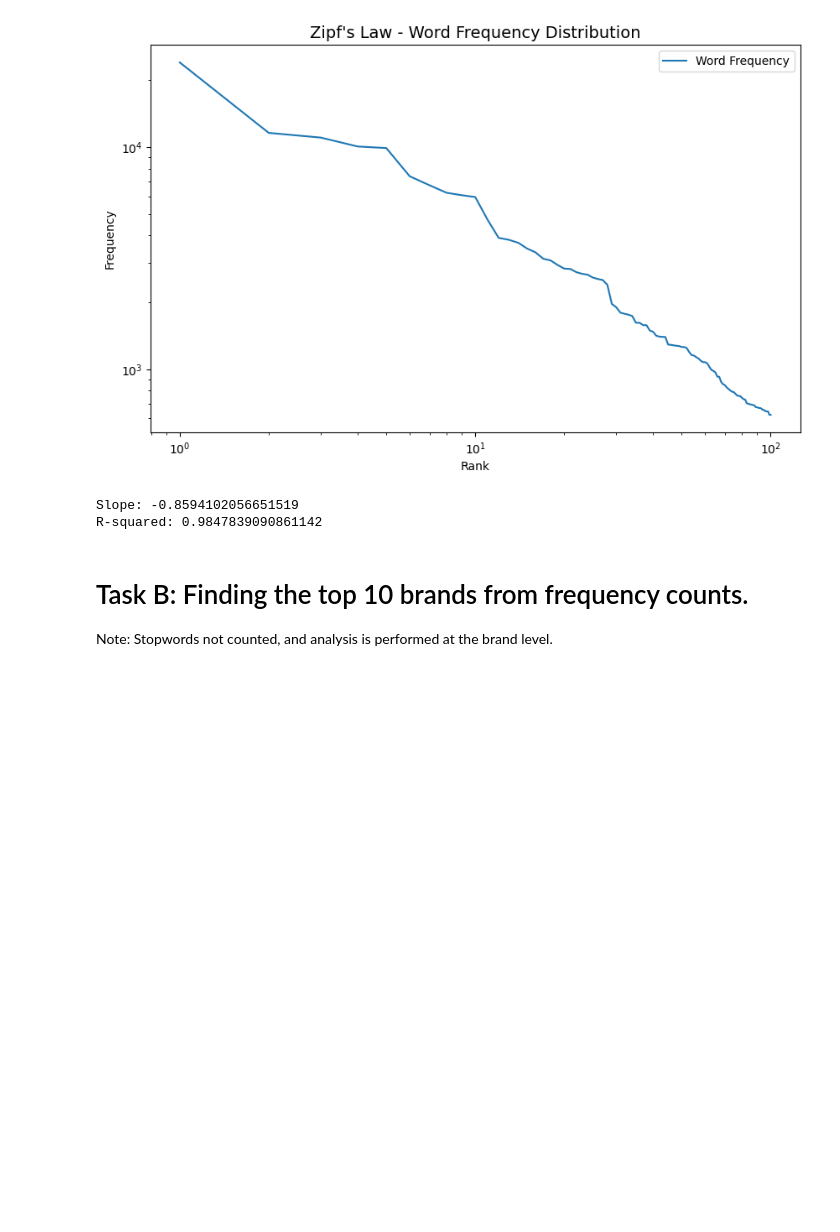
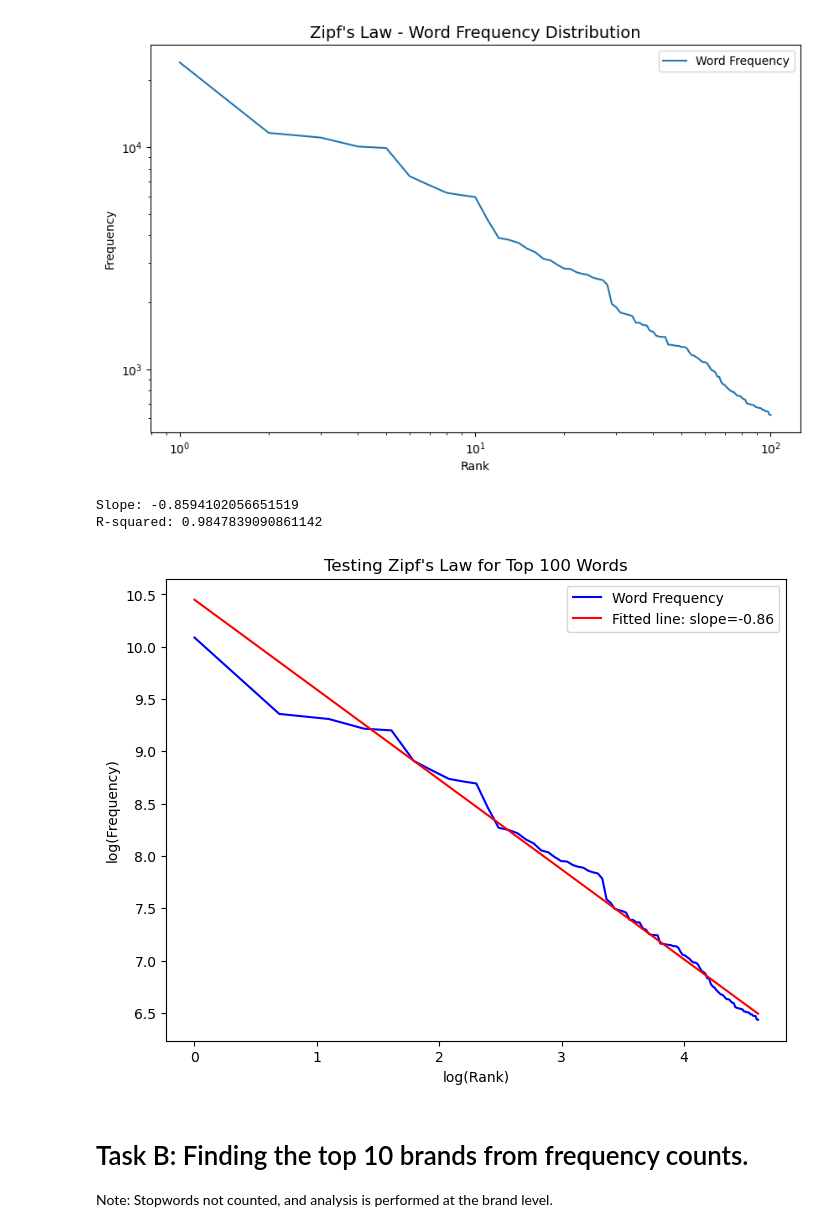
Before and after one commit to CarsonJMullen/Unstructured-Data-Analytics, a Jupyter notebook: Assignment 1/Edmunds_Analysis.ipynb, the cells around one changed output. Saved outputs shown, nothing was run; the diff lists cells and outputs as text; code cells hidden in the pictures; blank space fills up the shorter version.

Commit message:
Task A - added zipf's law line on graph

```diff
--- a/Assignment 1/Edmunds_Analysis.ipynb
+++ b/Assignment 1/Edmunds_Analysis.ipynb
@@ -207,19 +207,35 @@ plt.show()
 # %%
 # Checking if Zip's law is supported econometrically
 
 log_rank = np.log(wf_100['rank'])
 log_freq = np.log(wf_100['Frequency'])
 
 # Linear Regression
 slope, intercept, r_value, p_value, std_err = stats.linregress(log_rank, log_freq)
 
 print(f"Slope: {slope}")
 print(f"R-squared: {r_value**2}") # squaring the R-value to get R-squared
 
+# comparing the plots of the actual data vs. theoretical prediction of Zipf's law
+#actual data
+plt.figure(figsize=(8, 6))
+plt.plot(log_rank, log_freq, color='blue', label='Word Frequency')
+
+#Zipf's law
+predicted_log_frequency = intercept + slope * log_rank
+plt.plot(log_rank, predicted_log_frequency, 'r', label=f'Fitted line: slope={slope:.2f}')
+
+plt.xlabel('log(Rank)')
+plt.ylabel('log(Frequency)')
+plt.title("Testing Zipf's Law for Top 100 Words")
+plt.legend()
+plt.show()
+
 # The slope is -0.85, which is close to the Zip's law slope of -1
 # %% [output]
 Slope: -0.8594102056651519
 R-squared: 0.9847839090861142
+[figure, added]
 # %% [markdown]
 # Task B: Finding the top 10 brands from frequency counts.
 
```
Also changed, not shown: parts of 1 cell of this notebook.
